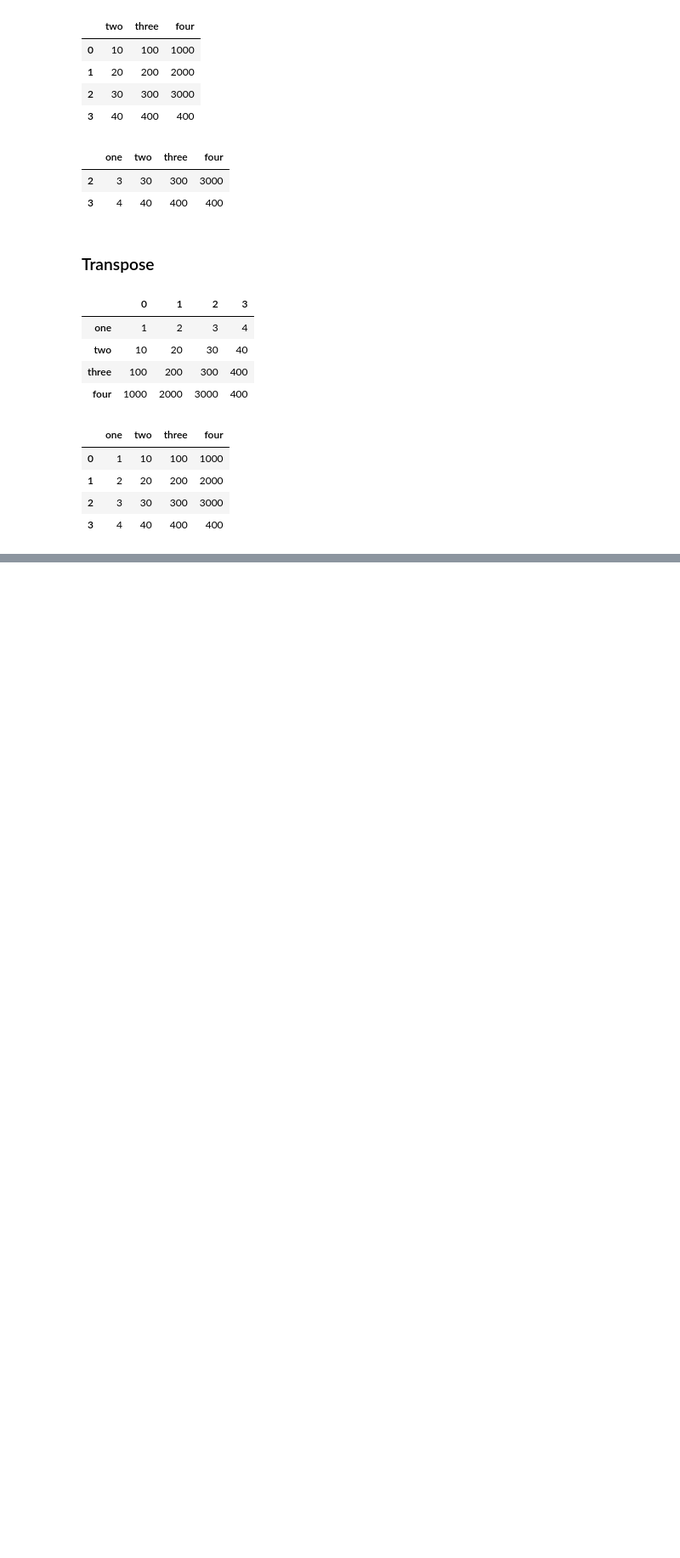
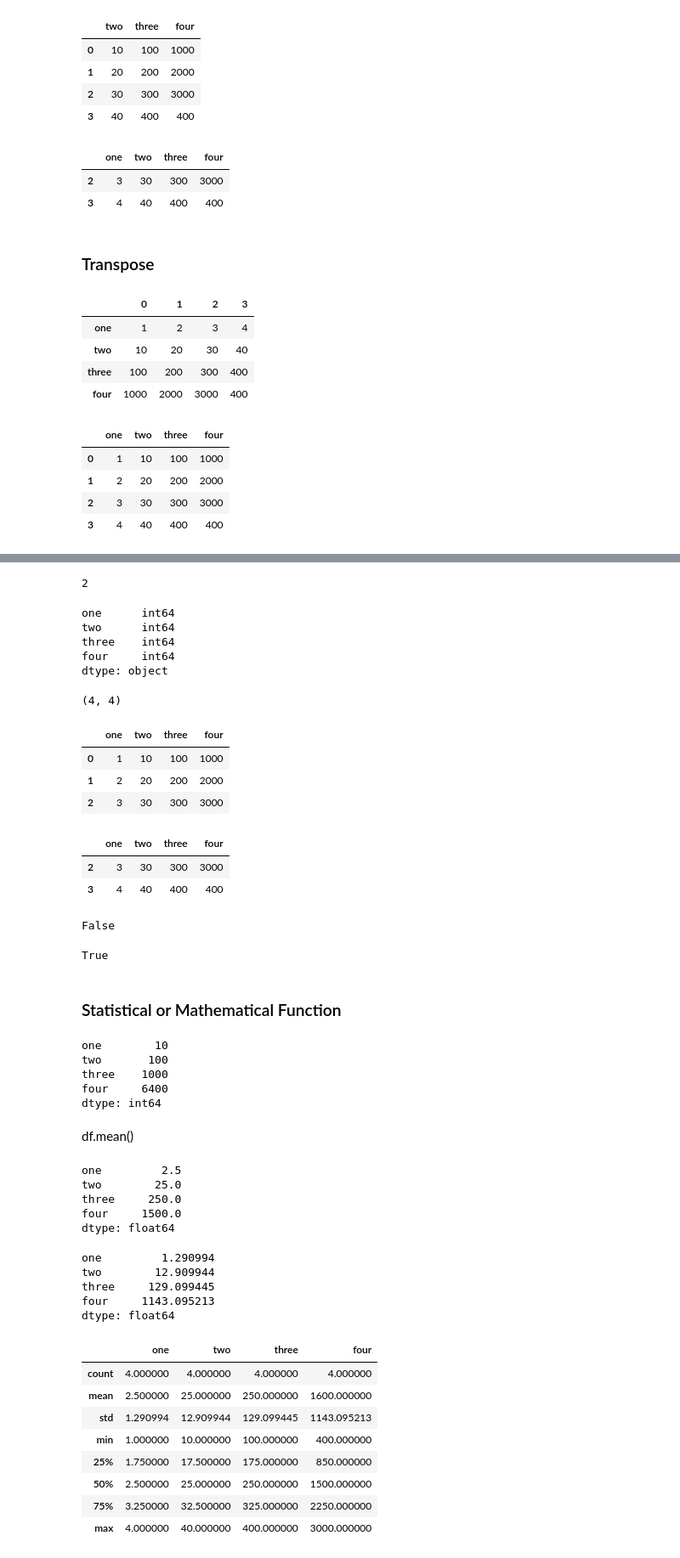
Before and after one commit to sharma-08harsh/Pandas_practice, a Jupyter notebook: Pandas_practice.ipynb, the cells around one changed output, grey strips where cells are left out. Shown at 85% size. Cells and saved outputs as stored; diff of their text form; code cells hidden in the pictures; blank space fills up the shorter version.

```diff
--- a/Pandas_practice.ipynb
+++ b/Pandas_practice.ipynb
@@ -187,0 +196,33 @@ df
+# %%
+df.ndim
+# %% [output]
+2
+# %%
+df.dtypes
+# %% [output]
+one      int64
+two      int64
+three    int64
+four     int64
+dtype: object
+# %%
+df.shape
+# %% [output]
+(4, 4)
+# %%
+df.head(3)
+# %% [output]
+|  | one | two | three | four |
+| 0 | 1 | 10 | 100 | 1000 |
+| 1 | 2 | 20 | 200 | 2000 |
+| 2 | 3 | 30 | 300 | 3000 |
+# %%
+df.tail(2)
+# %% [output]
+|  | one | two | three | four |
+| 2 | 3 | 30 | 300 | 3000 |
+| 3 | 4 | 40 | 400 | 400 |
+# %%
+df.empty
+# %% [output]
+False
@@ -187,0 +231,44 @@ df
+# %%
+dd.empty
+# %% [output]
+True
+# %% [markdown]
+### Statistical or Mathematical Function
+# %%
+df.sum()
+# %% [output]
+one        10
+two       100
+three    1000
+four     6400
+dtype: int64
+# %% [markdown]
+df.mean()
+# %%
+df.median()
+# %% [output]
+one         2.5
+two        25.0
+three     250.0
+four     1500.0
+dtype: float64
+# %%
+df.std()
+# %% [output]
+one         1.290994
+two        12.909944
+three     129.099445
+four     1143.095213
+dtype: float64
+# %%
+df.describe()
+# %% [output]
+|  | one | two | three | four |
+| count | 4.000000 | 4.000000 | 4.000000 | 4.000000 |
+| mean | 2.500000 | 25.000000 | 250.000000 | 1600.000000 |
+| std | 1.290994 | 12.909944 | 129.099445 | 1143.095213 |
+| min | 1.000000 | 10.000000 | 100.000000 | 400.000000 |
+| 25% | 1.750000 | 17.500000 | 175.000000 | 850.000000 |
+| 50% | 2.500000 | 25.000000 | 250.000000 | 1500.000000 |
+| 75% | 3.250000 | 32.500000 | 325.000000 | 2250.000000 |
+| max | 4.000000 | 40.000000 | 400.000000 | 3000.000000 |
```
Also changed, not shown: parts of 14 cells of this notebook.
